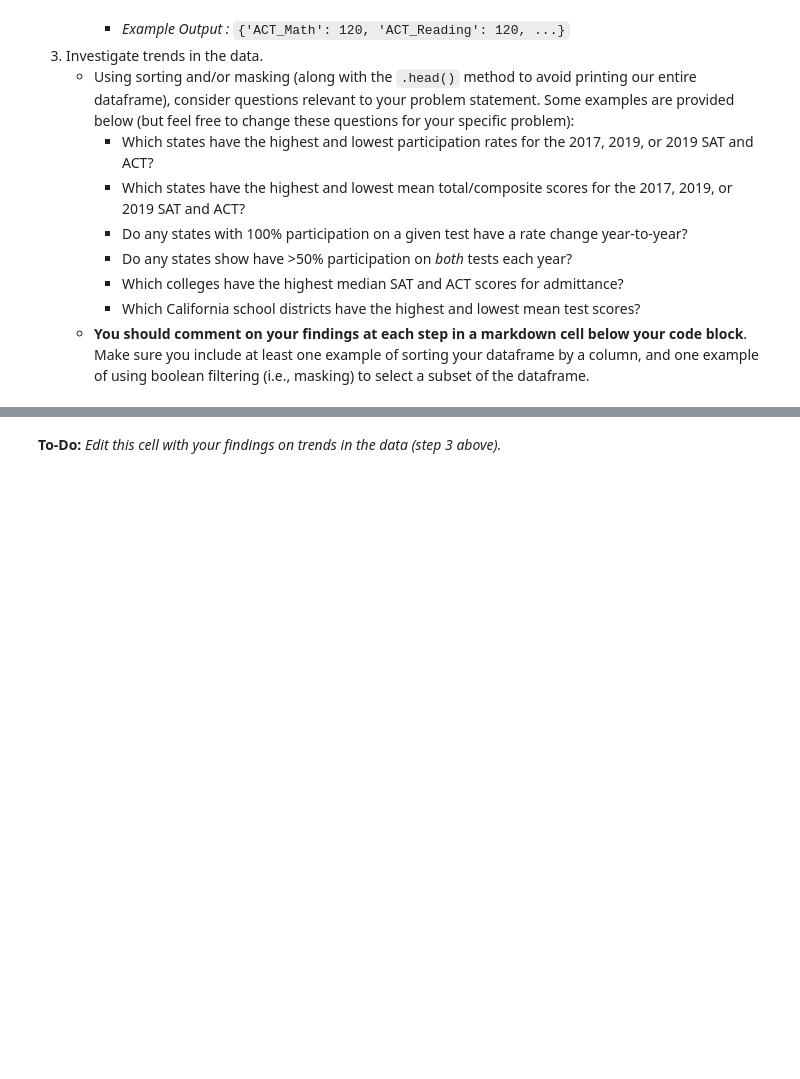
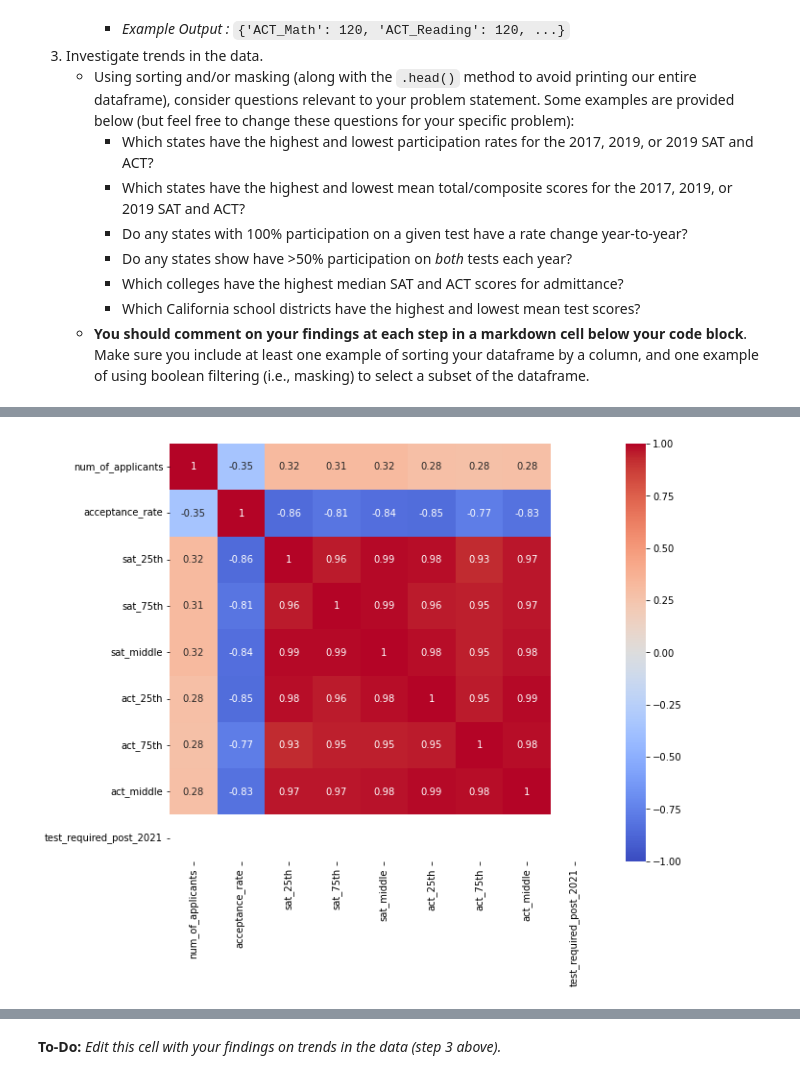
Before and after one commit to matthew-edelmann/Standardized-Test-Analysis, a Jupyter notebook: code/starter-code.ipynb, the cells around one changed output, grey strips where cells are left out. Saved outputs shown, nothing was run; the diff lists cells and outputs as text; code cells hidden in the pictures; blank space fills up the shorter version.

```diff
--- a/code/starter-code.ipynb
+++ b/code/starter-code.ipynb
@@ -810,0 +840,17 @@ mean_col
+# %%
+'''
+sat_test = pd.DataFrame()
+sat_test = sat_sim
+for i in range(len(sat_test)):
+    if sat_test['test_required_post_2021'][i] == False:
+        sat_test['num_of_applicants'][i] = np.nan
+        sat_test['acceptance_rate'][i] = np.nan
+        sat_test['sat_25th'][i] = np.nan
+        sat_test['sat_75th'][i] = np.nan
+        sat_test['sat_middle'][i] = np.nan
+        sat_test['act_25th'][i] = np.nan
+        sat_test['act_75th'][i] = np.nan
+        sat_test['act_middle'][i] = np.nan
+sat_test.dropna(inplace = True)
+sat_test.head()
+'''
@@ -833,0 +882,10 @@ sns.pairplot(sat_act);
+# %%
+plt.figure(figsize = (10, 8))
+
+sns.heatmap(sat_test.corr(),
+           cmap = 'coolwarm',
+           annot = True,
+           vmin = -1,
+           vmax = 1);
+# %% [output]
+[figure, added]
```
Also changed, not shown: parts of 30 cells of this notebook.
